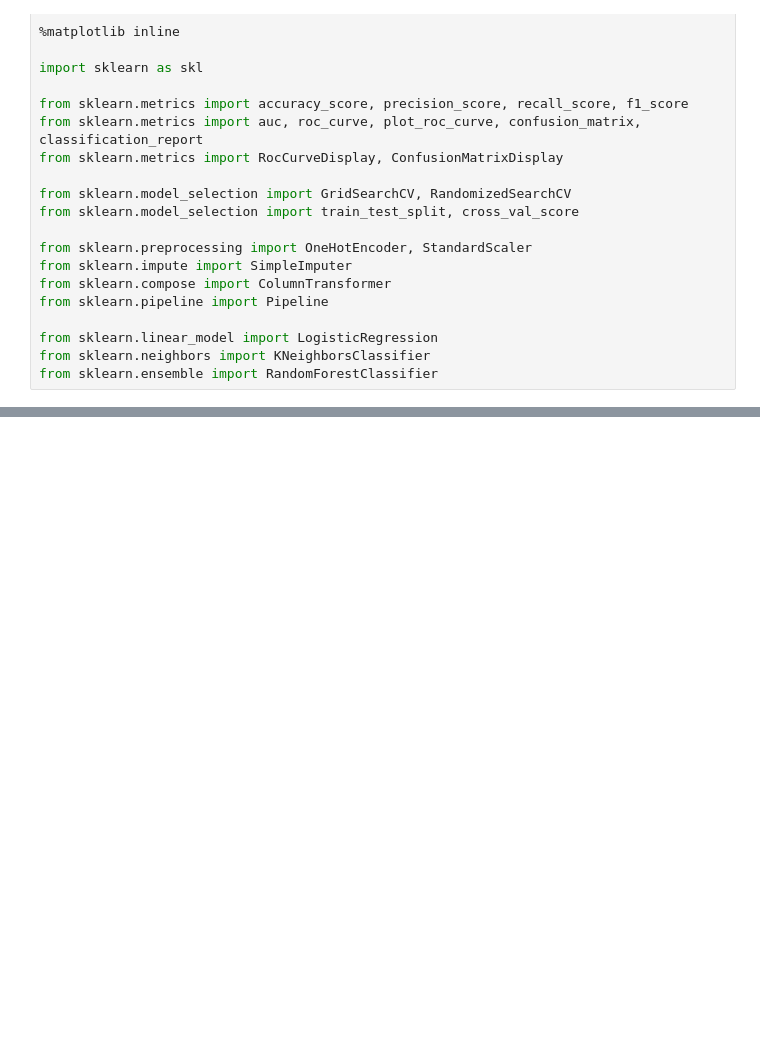
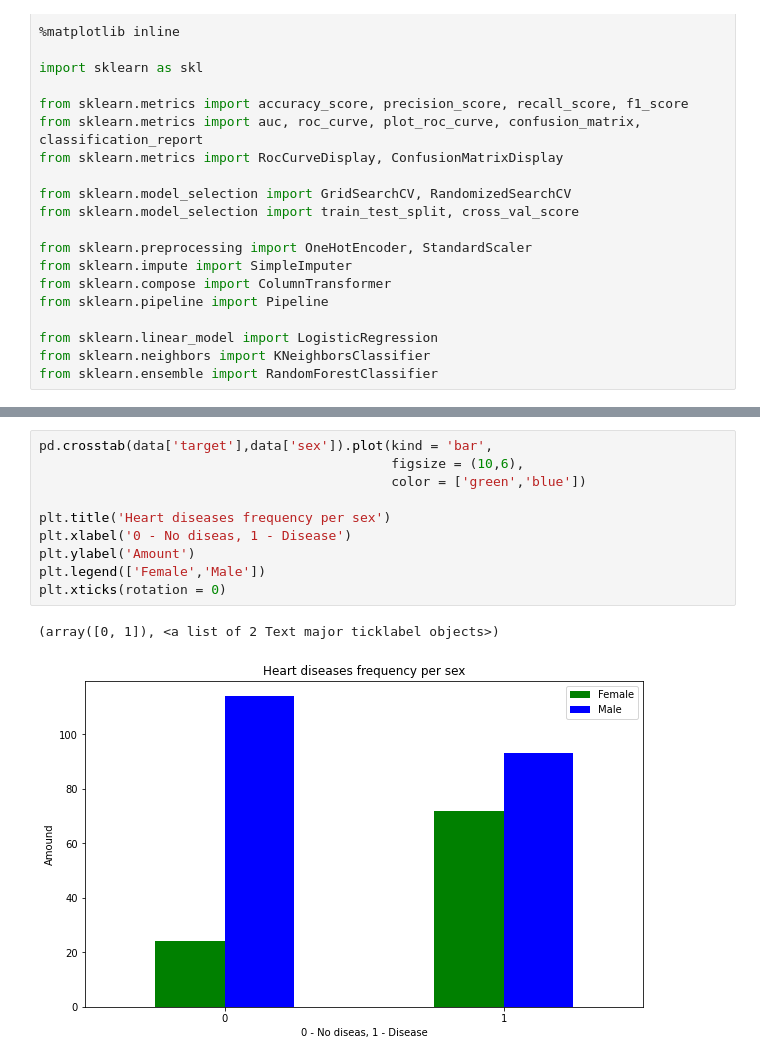
Before and after one commit to eMIKARp/Supervised_Learning_Classification_Problem, a Jupyter notebook: Supervised_Learning_Classification_Project.ipynb, the cells around one changed output, grey strips where cells are left out. Drawn from its saved outputs; the diff is of its cells as text; blank space fills up the shorter version.

```diff
--- a/Supervised_Learning_Classification_Project.ipynb
+++ b/Supervised_Learning_Classification_Project.ipynb
@@ -41,0 +125,13 @@ heart-disease.csv   100%[===================>]  11.06K  --.-KB/s    in 0s
+# %%
+pd.crosstab(data['target'],data['sex']).plot(kind = 'bar',
+                                             figsize = (10,6),
+                                             color = ['green','blue'])
+
+plt.title('Heart diseases frequency per sex')
+plt.xlabel('0 - No diseas, 1 - Disease')
+plt.ylabel('Amount')
+plt.legend(['Female','Male'])
+plt.xticks(rotation = 0)
+# %% [output]
+(array([0, 1]), <a list of 2 Text major ticklabel objects>)
+[figure, added]
```
Also changed, not shown: parts of 15 cells of this notebook.
